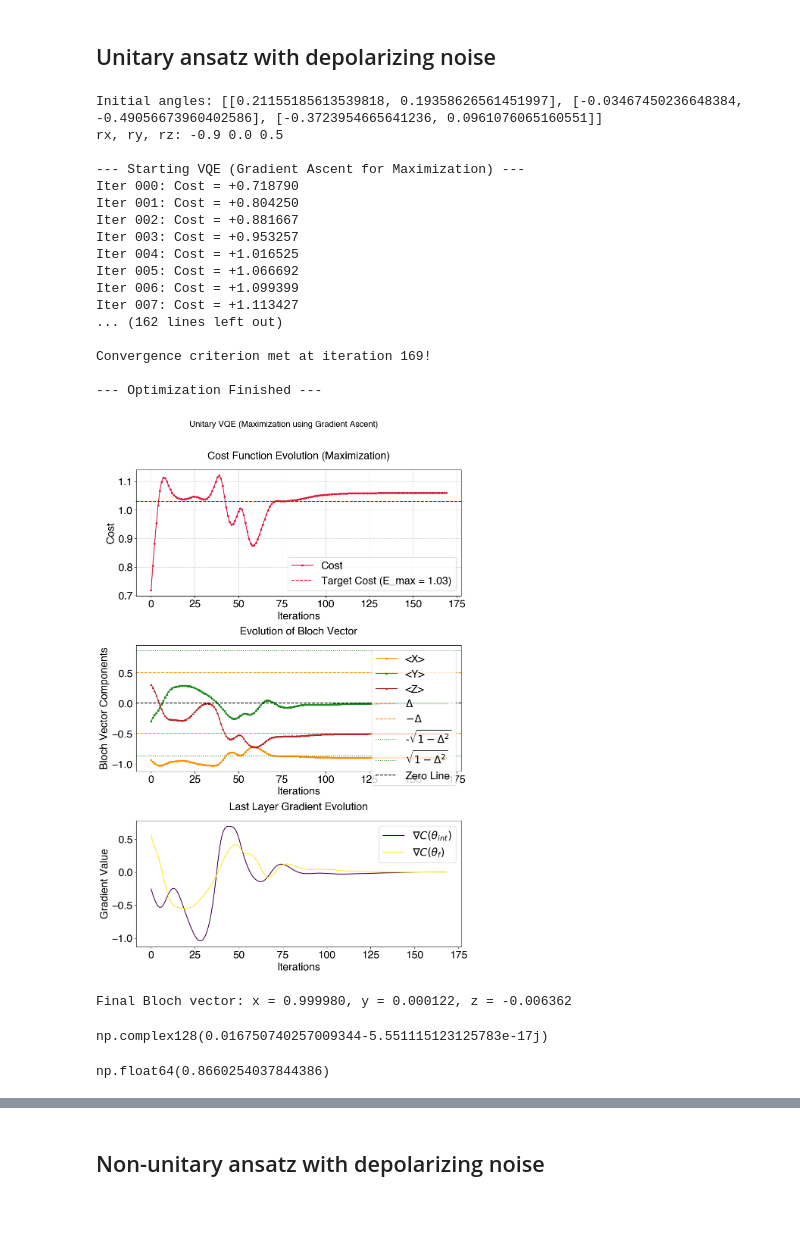
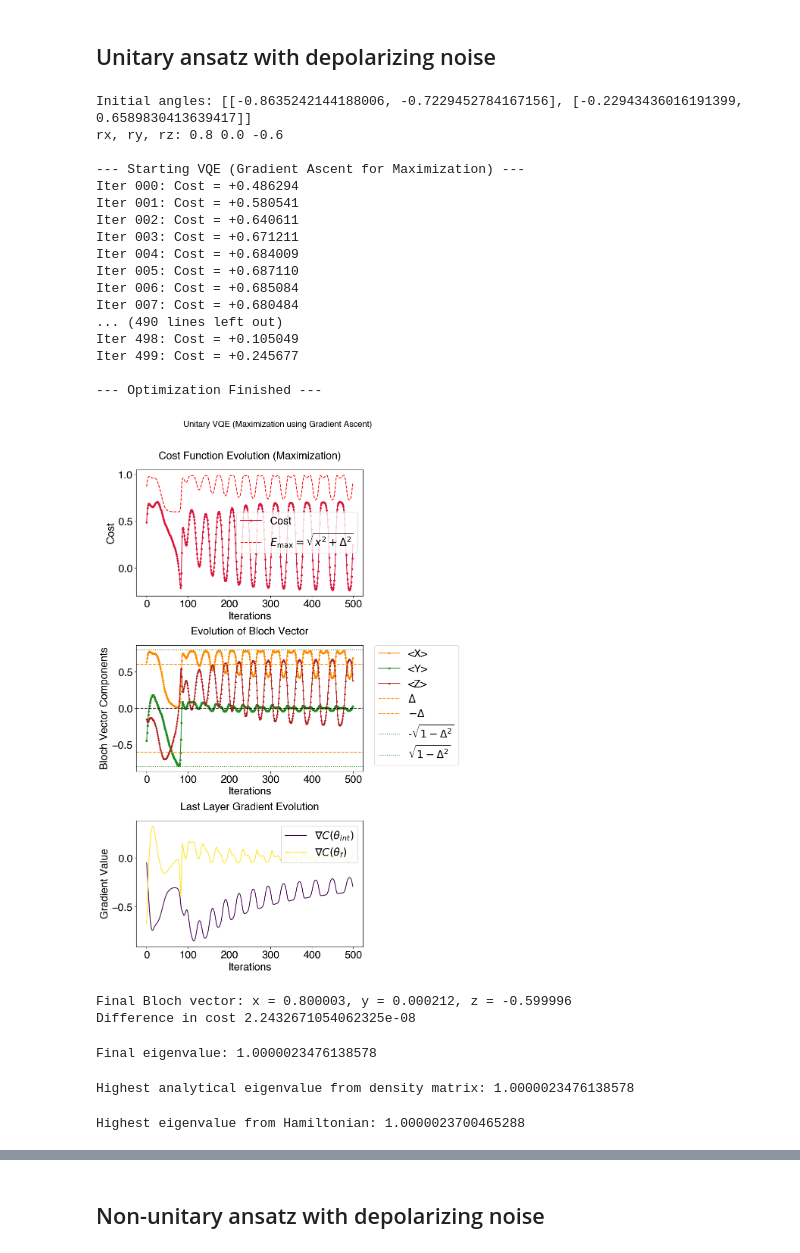
Before and after one commit to psasanka1729/VQA, a Jupyter notebook: [AFM]find_ground_state_energy_cost_function.ipynb, the cells around one changed output, grey strips where cells are left out. Drawn from its saved outputs; the diff is of its cells as text; code cells hidden in the pictures; blank space fills up the shorter version.

```diff
--- a/[AFM]find_ground_state_energy_cost_function.ipynb
+++ b/[AFM]find_ground_state_energy_cost_function.ipynb
@@ -50,6 +50,7 @@ class UnitaryVQE:
         # --- Storage for results ---
         self.cost_history = []
         self.gradients_history = []
+        self.rho_history = []
         self.x_history = []
         self.y_history = []
         self.z_history = []
@@ -196,9 +197,9 @@ class UnitaryVQE:
 
     def run_vqa(self, n_layers, initial_angles, learning_rate, max_iterations, tolerance=1e-8, clip_threshold=1.0):
         """Runs the main VQA gradient ascent loop."""
-        rx = -0.9
+        rx = np.sqrt(1 - self.Delta**2)
         ry = 0.0
-        rz = 0.5 # np.sqrt(1 - rx**2 - ry**2)
+        rz = - self.Delta
 
         print('rx, ry, rz:', rx, ry, rz)
 
@@ -223,6 +224,7 @@ class UnitaryVQE:
                 self._variational_ansatz(n_layers, angles, rho_initial_vec)
 
             rho_final_mat = self._unvectorize(rho_final_vec)
+            self.rho_history.append(rho_final_mat)
             x_final, y_final, z_final = self._get_bloch_vector(rho_final_mat)
             current_cost = self._cost_function(rho_final_mat, x_final)
 
@@ -255,7 +257,7 @@ class UnitaryVQE:
                     angles[l][k] += learning_rate * gradients[l][k]
 
         print("\n--- Optimization Finished ---")
-        return self.best_angles, self.best_cost, self.cost_history
+        return self.best_angles, self.best_cost, self.cost_history, self.rho_history
 
     def plot_results(self):
         """Plots the cost history and Bloch vector evolution."""
@@ -268,12 +270,12 @@ class UnitaryVQE:
 
         # Plot 1: Cost Function
         ax1.plot(self.cost_history, 'o-', color='crimson', markersize=3, label='Cost')
-        e_max = np.sqrt(self.x_history[-1]**2 + self.Delta**2)
-        ax1.axhline(e_max, color='red', linestyle='--', label=f'Target Cost (E_max = {e_max:.2f})')
+        e_max = np.sqrt(np.array(self.x_history)**2 + self.Delta**2)
+        ax1.plot(e_max, color='red', linestyle='--', label=r'$E_{\mathrm{max}}=\sqrt{x^{2}+\Delta^{2}}$')
         ax1.set_xlabel("Iterations")
         ax1.set_ylabel("Cost")
         ax1.legend()
-        ax1.grid(True, linestyle='--', alpha=0.6)
+        # ax1.grid(True, linestyle='--', alpha=0.6)
         ax1.set_title("Cost Function Evolution (Maximization)")
 
         # Plot 2: Bloch Vector Components
@@ -285,11 +287,11 @@ class UnitaryVQE:
         ax2.axhline(- self.Delta, color='darkorange', linestyle='--', label=r'$-\Delta$')
         ax2.axhline( - np.sqrt(1 - self.Delta**2), color='forestgreen', linestyle=':', label=r'-$\sqrt{1 - \Delta^{2}}$')
         ax2.axhline(np.sqrt(1 - self.Delta**2), color='forestgreen', linestyle=':', label=r'$\sqrt{1 - \Delta^{2}}$')
-        ax2.axhline(0, color='black', linestyle='--', label='Zero Line')
+        ax2.axhline(0, color='black', linestyle='--')
 
         ax2.set_xlabel("Iterations")
         ax2.set_ylabel("Bloch Vector Components")
-        ax2.legend()
+        ax2.legend(bbox_to_anchor=(1.05, 1), loc='upper left', borderaxespad=0.)
         # ax2.grid(True, linestyle='--', alpha=0.6)
         ax2.set_title("Evolution of Bloch Vector")
 
@@ -305,59 +307,69 @@ class UnitaryVQE:
 
         ax3.set_xlabel("Iterations")
         ax3.set_ylabel("Gradient Value")
         # ax3.grid(True, linestyle='--', alpha=0.6)
         ax3.set_title("Last Layer Gradient Evolution")
         ax3.legend(loc='upper right')
 
         plt.tight_layout(rect=[0, 0, 1, 0.96])
         plt.show()
 
 # --- Main execution block ---
 if __name__ == '__main__':
-    vqe = UnitaryVQE(Delta=0.5, gamma_depol=0.0)
+    vqe = UnitaryVQE(Delta=0.6, gamma_depol=0.01)
 
-    n_layers = 3
-    np.random.seed(2000)
+    n_layers = 2
+    np.random.seed(1729)
     initial_angles = [[np.random.uniform(-1.5, 1.5), np.random.uniform(-1.5, 1.5)] for _ in range(n_layers)]
+    # initial_angles = [[0.1, 0.1] for _ in range(n_layers)]  # Fixed initial angles for reproducibility
     print(f"Initial angles: {initial_angles}")
 
-    best_angles, best_cost, cost_history = vqe.run_vqa(
+    best_angles, best_cost, cost_history, rho_history = vqe.run_vqa(
         n_layers=n_layers,
         initial_angles=initial_angles,
         learning_rate=0.1,
         max_iterations=500,
         tolerance=1e-7,
         clip_threshold=1.0
     )
 
     vqe.plot_results()
 # %% [output]
-Initial angles: [[0.21155185613539818, 0.19358626561451997], [-0.03467450236648384, -0.49056673960402586], [-0.3723954665641236, 0.0961076065160551]]
-rx, ry, rz: -0.9 0.0 0.5
+Initial angles: [[-0.8635242144188006, -0.7229452784167156], [-0.22943436016191399, 0.6589830413639417]]
+rx, ry, rz: 0.8 0.0 -0.6
 
 --- Starting VQE (Gradient Ascent for Maximization) ---
-Iter 000: Cost = +0.718790
-Iter 001: Cost = +0.804250
-Iter 002: Cost = +0.881667
-Iter 003: Cost = +0.953257
-Iter 004: Cost = +1.016525
-Iter 005: Cost = +1.066692
-Iter 006: Cost = +1.099399
-Iter 007: Cost = +1.113427
-... (162 lines left out)
-
-Convergence criterion met at iteration 169!
+Iter 000: Cost = +0.486294
+Iter 001: Cost = +0.580541
+Iter 002: Cost = +0.640611
+Iter 003: Cost = +0.671211
+Iter 004: Cost = +0.684009
+Iter 005: Cost = +0.687110
+Iter 006: Cost = +0.685084
+Iter 007: Cost = +0.680484
+... (490 lines left out)
+Iter 498: Cost = +0.105049
+Iter 499: Cost = +0.245677
 
 --- Optimization Finished ---
-[figure, old version]
+[figure, new version]
 # %%
 x_final, y_final, z_final = vqe.x_history[-1], vqe.y_history[-1], vqe.z_history[-1]
 print(f"Final Bloch vector: x = {x_final:.6f}, y = {y_final:.6f}, z = {z_final:.6f}")
-np.trace(vqe._get_hamiltonian(x_final)@rho_history[-1].toarray())
+print('Difference in cost', np.abs(np.real(np.trace(vqe._get_hamiltonian(x_final)@rho_history[-1].toarray()) - np.sqrt(x_final**2 + vqe.Delta**2))))
 # %% [output]
-Final Bloch vector: x = 0.999980, y = 0.000122, z = -0.006362
+Final Bloch vector: x = 0.800003, y = 0.000212, z = -0.599996
+Difference in cost 2.2432671054062325e-08
-np.complex128(0.016750740257009344-5.551115123125783e-17j)
 # %%
-np.sqrt(1 - 0.5**2)
+rho_final_mat = vqe._unvectorize(rho_history[-1])
+print('Final eigenvalue:', np.real(np.trace(vqe._get_hamiltonian(x_final) @ rho_final_mat.toarray())))
 # %% [output]
-np.float64(0.8660254037844386)
+Final eigenvalue: 1.0000023476138578
+# %%
+print('Highest analytical eigenvalue from density matrix:', x_final**2 - vqe.Delta * z_final)
+# %% [output]
+Highest analytical eigenvalue from density matrix: 1.0000023476138578
+# %%
+print('Highest eigenvalue from Hamiltonian:', np.sqrt(x_final**2 + vqe.Delta**2))
+# %% [output]
+Highest eigenvalue from Hamiltonian: 1.0000023700465288
```
Also changed, not shown: parts of 1 cell of this notebook, 1 other file.
